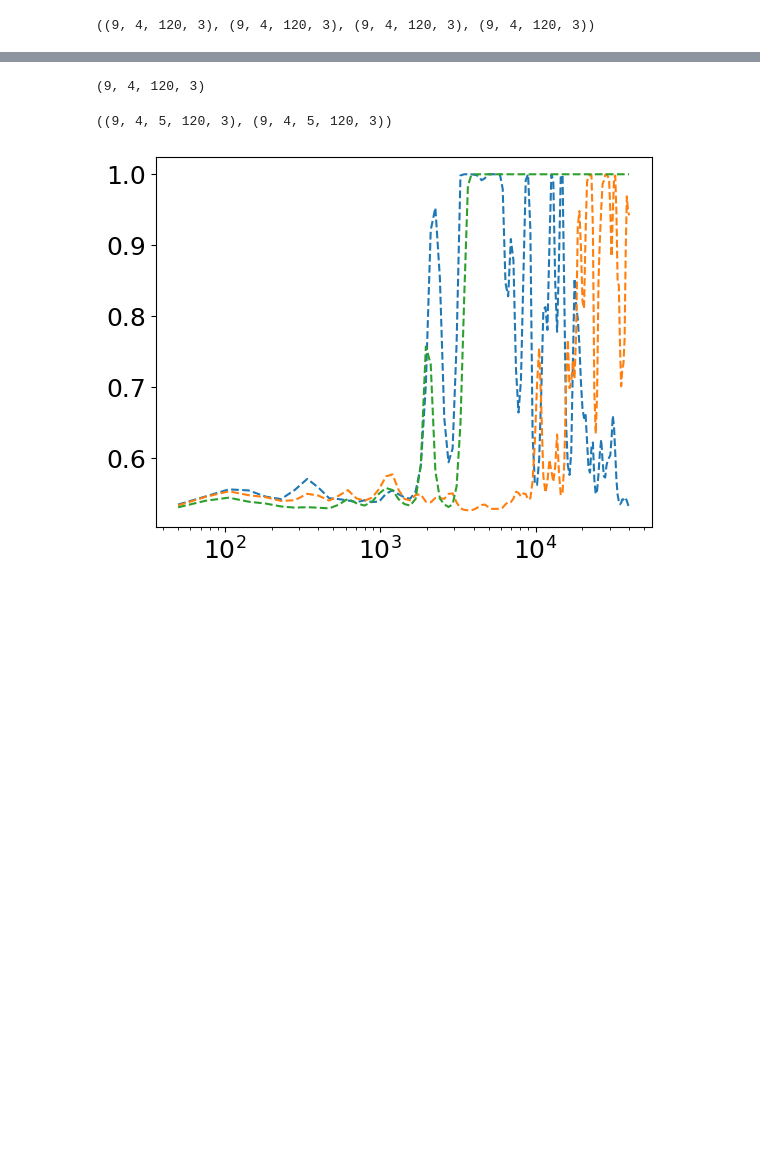
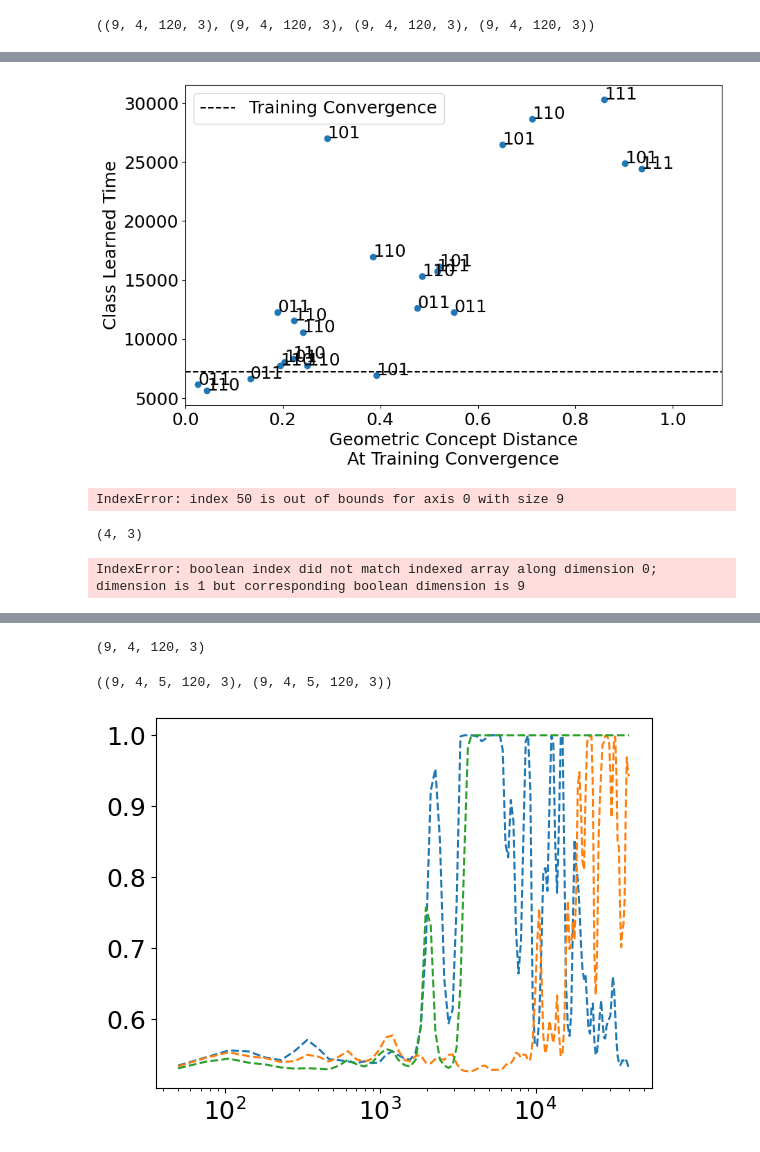
Before and after one commit to cfpark00/concept-learning, a Jupyter notebook: notebooks/MI_image_final_2x2x2.ipynb, the cells around one changed output, grey strips where cells are left out. Drawn from its saved outputs; the diff is of its cells as text; code cells hidden in the pictures; blank space fills up the shorter version.

```diff
--- a/notebooks/MI_image_final_2x2x2.ipynb
+++ b/notebooks/MI_image_final_2x2x2.ipynb
@@ -211,0 +249,22 @@ plt.legend(ncols=2)
+# %%
+sel=tesgoods!=-1
+max_steps=save_steps.max()
+
+distances_=distances[sel]
+steps_=save_steps[tesgoods[sel]]
+ls_=ls[sel]
+plt.figure(figsize=(10,6))
+_=plt.scatter(distances_,steps_)
+for l,d,s in zip(ls_,distances_,steps_):
+    plt.text(d,s,l)
+#plt.scatter(distances[~sel],np.full_like(tesgoods,max_steps)[~sel],c="r",label="Not Learned")
+tr_learned_step=save_steps[t_alltrgood]
+plt.axhline(tr_learned_step,c="k",ls="--",label="Training Convergence")
+plt.xlim(0,1.1)
+plt.xlabel("Geometric Concept Distance\nAt Training Convergence")
+plt.ylabel("Class Learned Time")
+#plt.ylim(0,1.1)
+plt.legend()
+plt.savefig("../figures/final/dist_to_time.png")
+# %% [output]
+[figure, added]
@@ -211,0 +278,15 @@ plt.legend(ncols=2)
+# %%
+alltrgood=np.argmax(np.all(accs_trss>0.95,axis=1),axis=1)
+alltrgood=np.expand_dims(alltrgood,axis=1)
+accs_tess[alltrgood]
+#alltrgood.shape
+# %% [output]
+IndexError: index 50 is out of bounds for axis 0 with size 9
+# %%
+gt_tess.shape
+# %% [output]
+(4, 3)
+# %%
+find_first_nonzero(alltrgood,axis=1)
+# %% [output]
+IndexError: boolean index did not match indexed array along dimension 0; dimension is 1 but corresponding boolean dimension is 9
```
Also changed, not shown: parts of 12 cells of this notebook, 10 other files.
